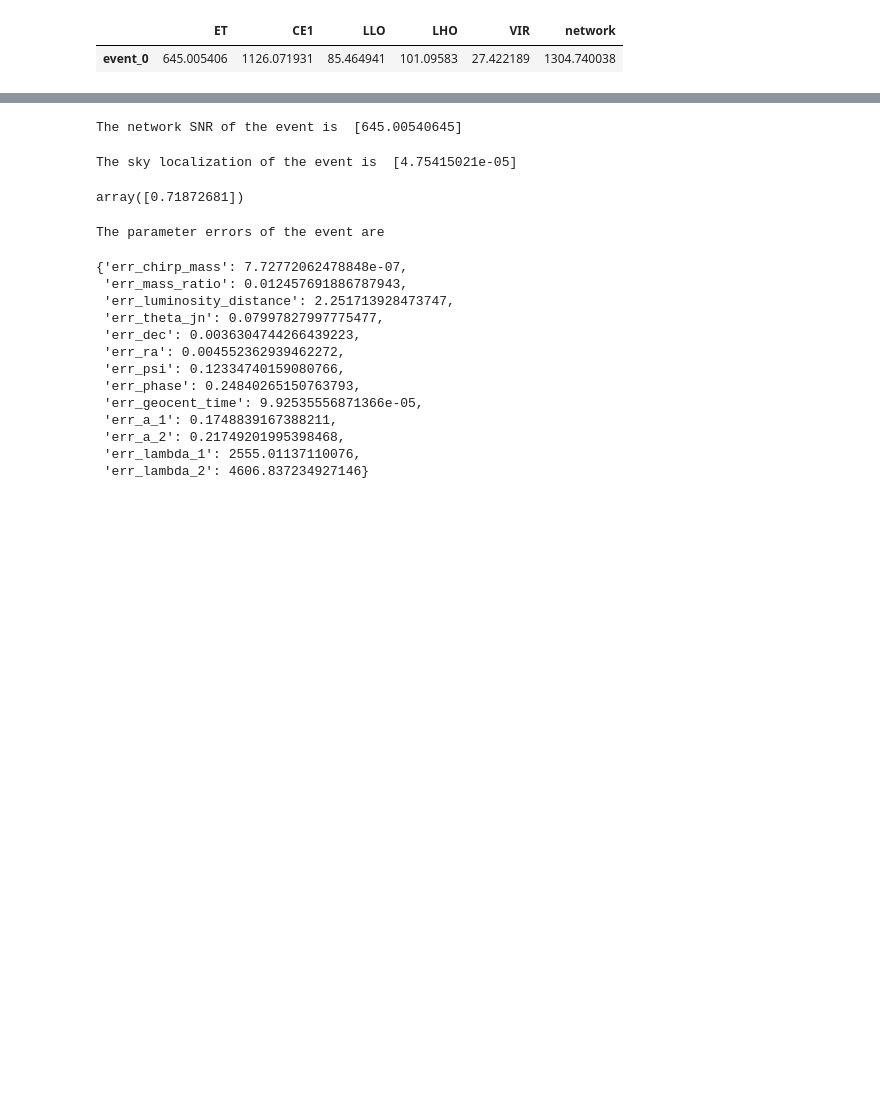
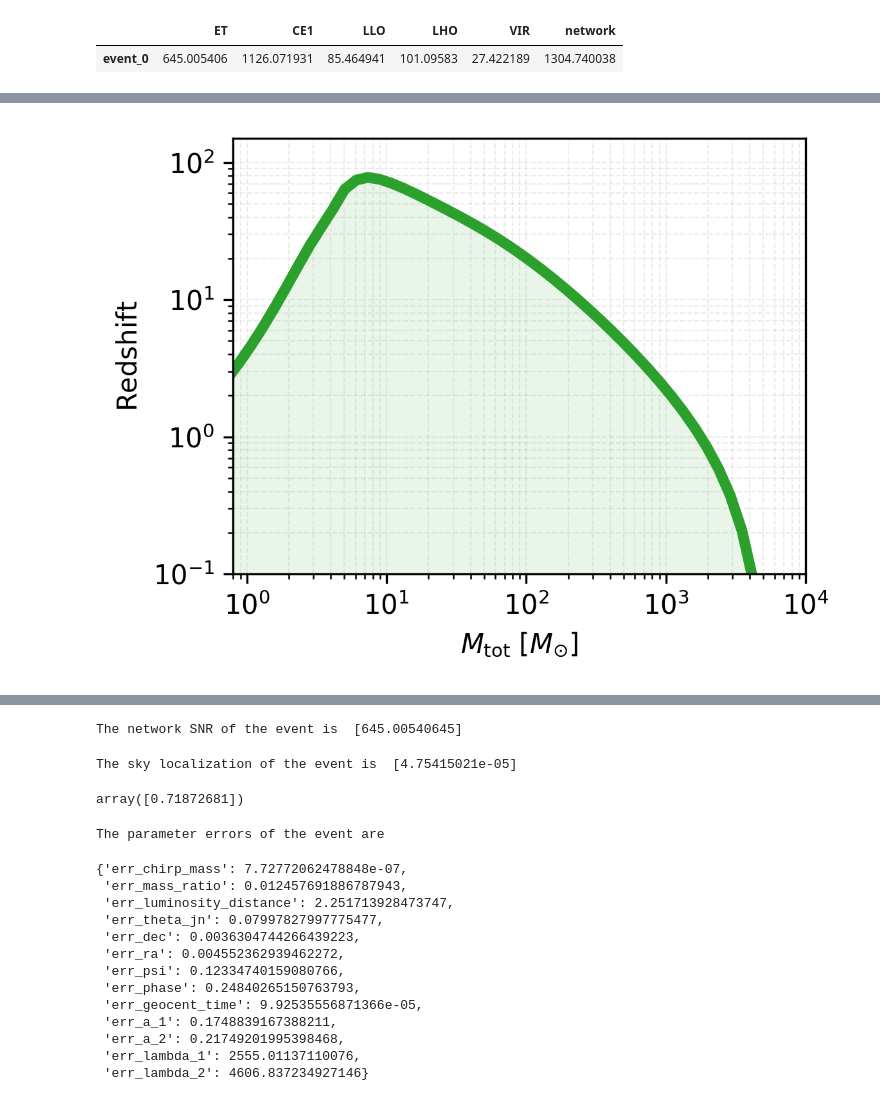
Before and after one commit to u-dupletsa/ISAPP2025, a Jupyter notebook: gw_metrics_tutorial.ipynb, the cells around one changed output, grey strips where cells are left out. Saved outputs shown, nothing was run; the diff lists cells and outputs as text; code cells hidden in the pictures; blank space fills up the shorter version.

```diff
--- a/gw_metrics_tutorial.ipynb
+++ b/gw_metrics_tutorial.ipynb
@@ -287,0 +368,40 @@ snr
+# %%
+# example event
+masses = np.logspace(-0.1, 4, 50)
+hor_params = {
+        'mass_ratio':1.,
+        'theta_jn':0.,
+        'psi': 0.,
+        'phase': 0.,
+        'geocent_time': 1187008882
+    }
+
+network = gw.detection.Network(['ET'])
+redshifts_snr = []
+
+for mass in tqdm(masses):
+    hor_params['chirp_mass_source'] = mass
+    opt_parameters = gw.horizon.find_optimal_location(hor_params, network, waveform_model='IMRPhenomD')
+    distance, redshift_det = gw.horizon.horizon(opt_parameters, network, target_SNR=8, waveform_model='IMRPhenomD')
+    redshifts_snr.append(redshift_det)
+# %%
+# convert from chirp mass and mass ratio to total mass
+def chirp_mass_q_to_total_mass(chirp_mass, mass_ratio):
+    return chirp_mass * (1 + mass_ratio) ** (3/5) / (1 + mass_ratio ** (3/5))
+# %%
+# plot the results: mass vs redshift
+fig, ax = plt.subplots(figsize=(4, 3), dpi=300)
+ax.loglog(chirp_mass_q_to_total_mass(masses, np.ones_like(masses)), redshifts_snr, color='tab:green', linewidth=4, alpha=1)
+# color the space below the curve
+ax.fill_between(chirp_mass_q_to_total_mass(masses, np.ones_like(masses)), 0, redshifts_snr, color='tab:green', alpha=0.1)
+
+ax.set_xlabel(r'$M_{\rm tot}$ $[M_{\odot}]$')
+ax.set_ylabel(r'$\rm Redshift$')
+
+plt.grid(True, which="both", linestyle="--", linewidth=0.5, alpha=0.25)
+plt.ylim(0.1, 150)
+plt.xlim(0.8, 10000)
+plt.tight_layout()
+plt.show()
+# %% [output]
+[figure, added]
```
Also changed, not shown: parts of 44 cells of this notebook, 5 other files.
